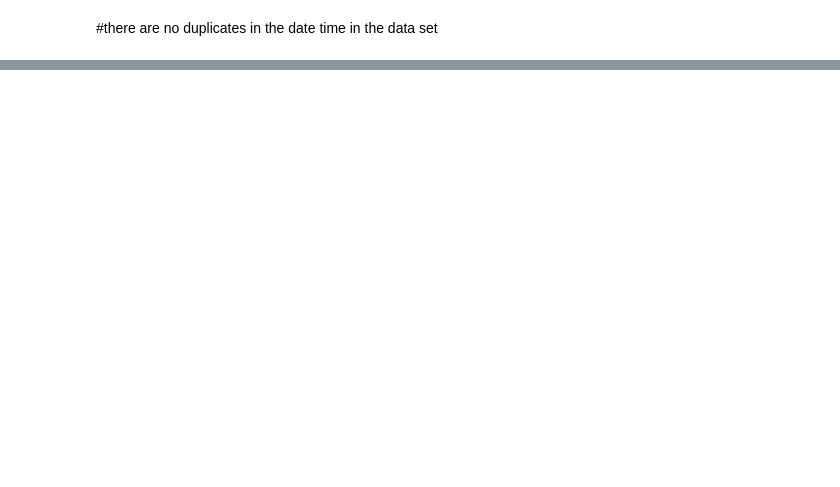
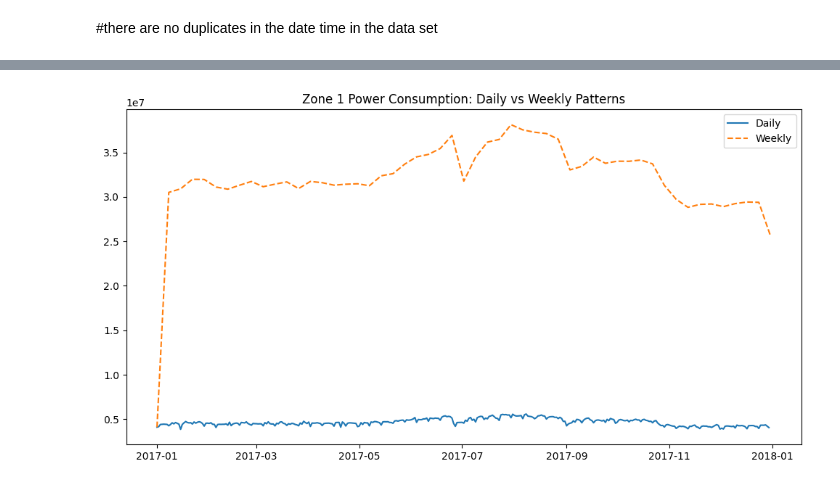
Before and after one commit to CZhakshylykova/SDS-CP036-powercast, a Jupyter notebook: advanced/submissions/team-members/cholpon-zhakshylykova/notebooks/eda.ipynb, the cells around one changed output, grey strips where cells are left out. Saved outputs shown, nothing was run; the diff lists cells and outputs as text; code cells hidden in the pictures; blank space fills up the shorter version.

```diff
--- a/advanced/submissions/team-members/cholpon-zhakshylykova/notebooks/eda.ipynb
+++ b/advanced/submissions/team-members/cholpon-zhakshylykova/notebooks/eda.ipynb
@@ -38,6 +39,9 @@ max                 47598.326360
 #there are no duplicates in the date time in the data set
 # %%
 # convert the DateTime column to datetime format
+data["DateTime"] = pd.to_datetime(data["DateTime"])
+
+#set it to index
 data = data.set_index("DateTime")
 # %%
 #get the intial index of the dataframe and the finel index of the dataframe
@@ -48,0 +53,77 @@ end date: 9/9/2017 9:50
+# %%
+import seaborn as sns
+from scipy.stats import zscore
+
+# 🧭 1. Time Consistency & Structure
+
+# Check for missing or irregular timestamps
+missing_timestamps = data.index.isnull().sum()
+print(f"Missing timestamps: {missing_timestamps}")
+
+# Check sampling frequency and consistency
+time_diffs = data.index.to_series().diff().value_counts()
+print("Time differences between records:")
+print(time_diffs)
+
+# Check for duplicates in the DateTime index
+duplicates = data.index.duplicated().sum()
+print(f"Duplicate DateTime entries: {duplicates}")
+
+# 📊 2. Temporal Trends & Seasonality
+
+import matplotlib.pyplot as plt
+
+# Resample data to daily and weekly frequencies
+daily_consumption = data.resample('D').sum()
+weekly_consumption = data.resample('W').sum()
+
+# Plot daily and weekly patterns
+plt.figure(figsize=(12, 6))
+plt.plot(daily_consumption.index, daily_consumption['Zone 1 Power Consumption'], label='Daily')
+plt.plot(weekly_consumption.index, weekly_consumption['Zone 1 Power Consumption'], label='Weekly', linestyle='--')
+plt.title('Zone 1 Power Consumption: Daily vs Weekly Patterns')
+plt.legend()
+plt.show()
+
+# Analyze seasonal and time-of-day patterns
+hourly_consumption = data.groupby(data.index.hour).mean()
+hourly_consumption.plot(figsize=(10, 5), title='Average Hourly Power Consumption')
+
+# 🌦️ 3. Environmental Feature Relationships
+
+# Correlation analysis
+correlation_matrix = data.corr()
+print("Correlation matrix:")
+print(correlation_matrix)
+
+# Visualize correlations with energy usage
+plt.figure(figsize=(10, 8))
+sns.heatmap(correlation_matrix, annot=True, cmap='coolwarm')
+plt.title('Correlation Heatmap')
+plt.show()
+
+# 🌀 4. Lag Effects & Time Dependency
+
+# Lag analysis
+lags = [1, 2, 3, 24, 48]  # Example lags in hours
+for lag in lags:
+    data[f'Zone 1 Lag {lag}'] = data['Zone 1 Power Consumption'].shift(lag)
+
+# Plot lagged correlatiaons
+lagged_correlation = data.corr()['Zone 1 Power Consumption']
+print("Lagged correlations:")
+print(lagged_correlation)
+
+# ⚠️ 5. Data Quality & Sensor Anomalies
+
+# Detect outliers using z-scores
+z_scores = np.abs(zscore(data.select_dtypes(include=[np.number])))
+outliers = (z_scores > 3).sum()
+print(f"Outliers detected: {outliers}")
+
+# Visualize outliers
+plt.figure(figsize=(12, 6))
+sns.boxplot(data=data.select_dtypes(include=[np.number]))
+plt.title('Boxplot for Outlier Detection')
+plt.show()
+# %% [output]
@@ -48,0 +136 @@ end date: 9/9/2017 9:50
+[figure, added]
```
Also changed, not shown: parts of 3 cells of this notebook, 1 other file.
